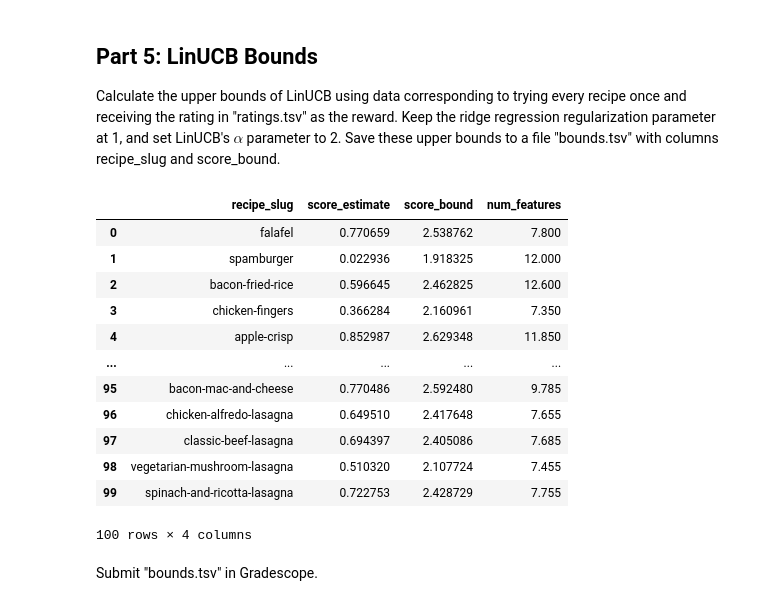
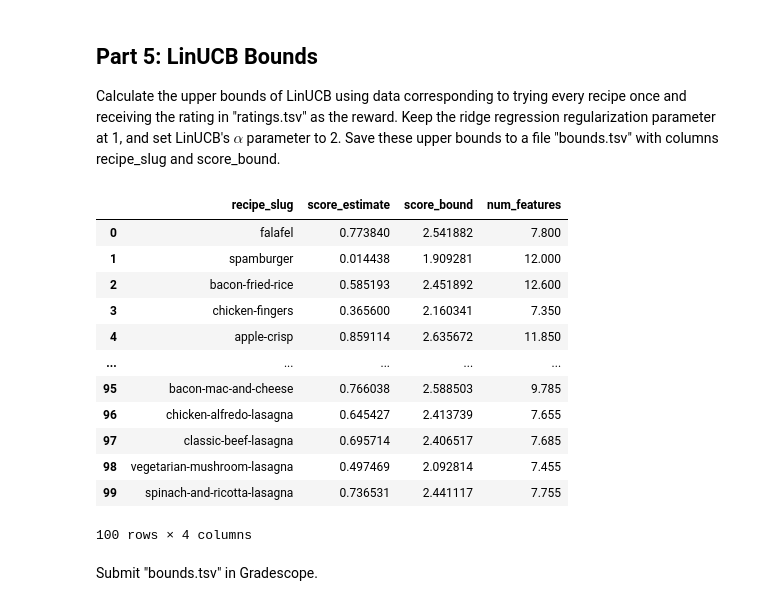
Before and after one commit to aidandig/dx704-project-04, a Jupyter notebook: dx704-project-04.ipynb, the cells around one changed output. Saved outputs shown, nothing was run; the diff lists cells and outputs as text; code cells hidden in the pictures.

```diff
--- a/dx704-project-04.ipynb
+++ b/dx704-project-04.ipynb
@@ -343,44 +343,48 @@ def calculate_bounds(recipe_choices=[], alpha=1.0):
     c = ratings.loc[recipe_choices, 'rating'].to_numpy(dtype="float64")
 
     DTDI = np.eye(D.shape[1])
     if len(recipe_choices) > 0:
         DTDI += D.T @ D
     DTDI_inv = np.linalg.inv(DTDI)
 
     theta_hat = DTDI_inv @ D.T @ c
     features_array = features.to_numpy()
     means = features_array @ theta_hat
 
     variances = []
     for z in features_array:
         z = z.reshape(-1, 1)
         variances.append((z.T @ DTDI_inv @ z).item())
     variances = np.array(variances)
 
     df = pd.DataFrame({"score_estimate": means,
     "score_bound": means + alpha * np.sqrt(variances)}, index=features.index)
     df["num_features"] = features.T.sum().T
 
     return df
 
+features = features.set_index('recipe_slug')
+ratings = ratings.set_index('recipe_slug')
+features.drop(columns=['rating'])
+
 bounds = calculate_bounds(ratings.index.tolist(), alpha=2.0)
 
 bounds.index.name = 'recipe_slug'
 bounds = bounds.reset_index()
 bounds
 # %% [output]
 |  | recipe_slug | score_estimate | score_bound | num_features |
-| 0 | falafel | 0.770659 | 2.538762 | 7.800 |
-| 1 | spamburger | 0.022936 | 1.918325 | 12.000 |
-| 2 | bacon-fried-rice | 0.596645 | 2.462825 | 12.600 |
-| 3 | chicken-fingers | 0.366284 | 2.160961 | 7.350 |
-| 4 | apple-crisp | 0.852987 | 2.629348 | 11.850 |
+| 0 | falafel | 0.773840 | 2.541882 | 7.800 |
+| 1 | spamburger | 0.014438 | 1.909281 | 12.000 |
+| 2 | bacon-fried-rice | 0.585193 | 2.451892 | 12.600 |
+| 3 | chicken-fingers | 0.365600 | 2.160341 | 7.350 |
+| 4 | apple-crisp | 0.859114 | 2.635672 | 11.850 |
 | ... | ... | ... | ... | ... |
-| 95 | bacon-mac-and-cheese | 0.770486 | 2.592480 | 9.785 |
-| 96 | chicken-alfredo-lasagna | 0.649510 | 2.417648 | 7.655 |
-| 97 | classic-beef-lasagna | 0.694397 | 2.405086 | 7.685 |
-| 98 | vegetarian-mushroom-lasagna | 0.510320 | 2.107724 | 7.455 |
-| 99 | spinach-and-ricotta-lasagna | 0.722753 | 2.428729 | 7.755 |
+| 95 | bacon-mac-and-cheese | 0.766038 | 2.588503 | 9.785 |
+| 96 | chicken-alfredo-lasagna | 0.645427 | 2.413739 | 7.655 |
+| 97 | classic-beef-lasagna | 0.695714 | 2.406517 | 7.685 |
+| 98 | vegetarian-mushroom-lasagna | 0.497469 | 2.092814 | 7.455 |
+| 99 | spinach-and-ricotta-lasagna | 0.736531 | 2.441117 | 7.755 |
 100 rows × 4 columns
 # %%
 bounds[['recipe_slug', 'score_bound']].to_csv('bounds.tsv', sep='\t', index=False)
```
Also changed, not shown: parts of 1 cell of this notebook, 1 other file.
